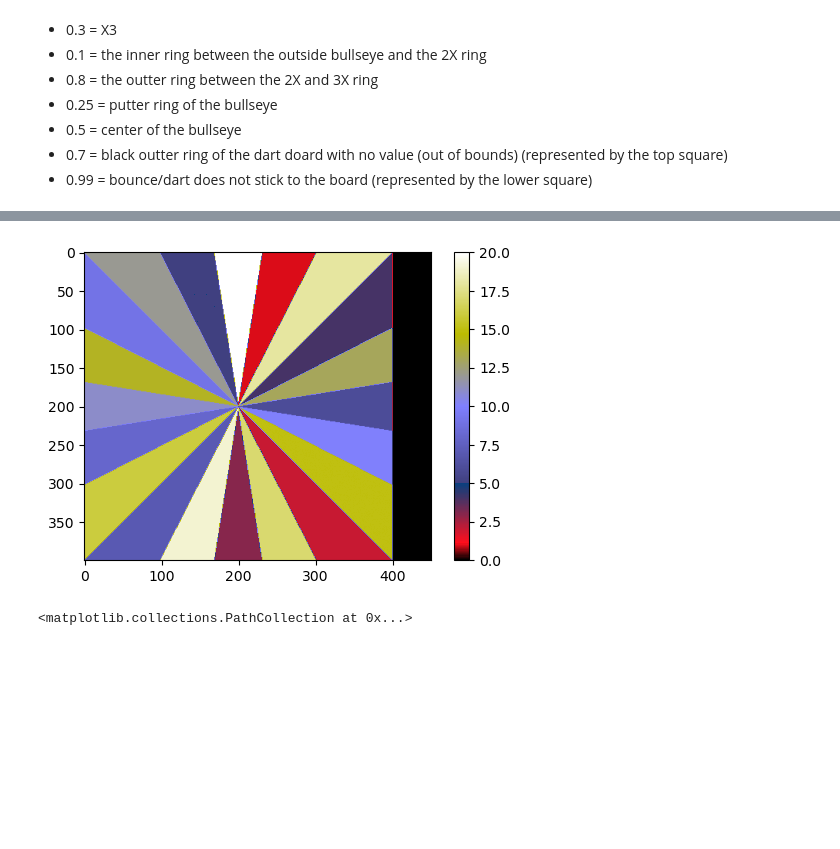
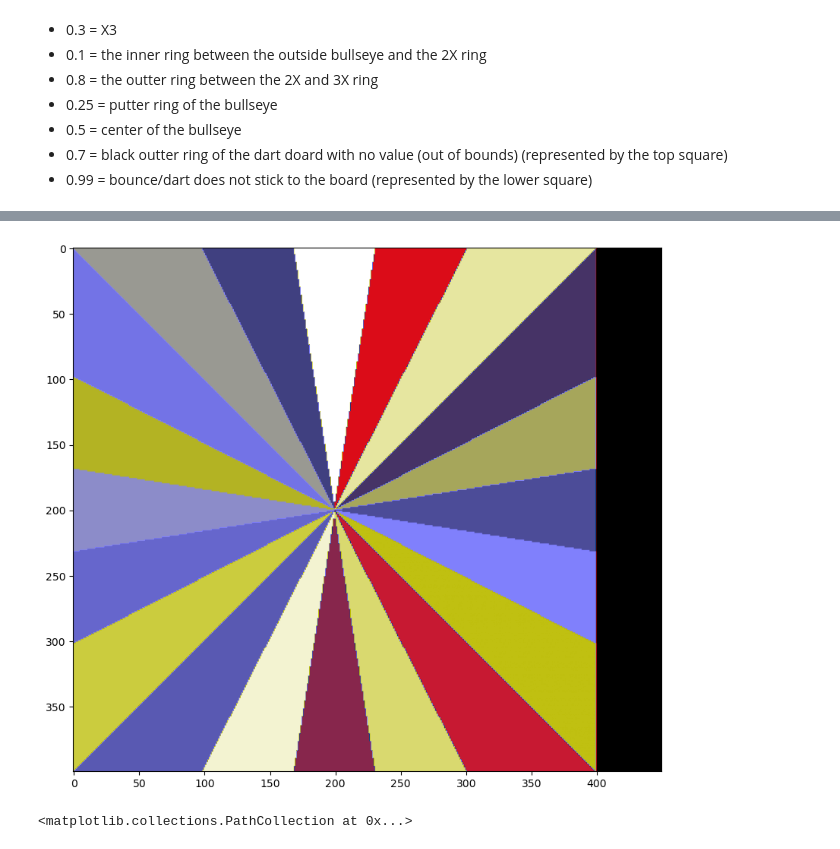
Before and after one commit to msindoni/darts_tracker, a Jupyter notebook: src/Dart_tracker_complete.ipynb, the cells around one changed output, grey strips where cells are left out. Saved outputs shown, nothing was run; the diff lists cells and outputs as text; code cells hidden in the pictures; blank space fills up the shorter version.

Commit message:
all images same size

```diff
--- a/src/Dart_tracker_complete.ipynb
+++ b/src/Dart_tracker_complete.ipynb
@@ -46,12 +45,9 @@ plt.savefig('C:/Users/msind/Box Sync/code/darts/score_position_array.jpeg', dpi
 # %%
 #create an array to define dart board scores
 score_number_array = generate_number_array()
-fig, ax = plt.subplots(figsize=(6, 4))
-heatmap = ax.imshow(score_number_array, cmap = 'gist_stern')
-cbar = ax.figure.colorbar(heatmap)
-plt.savefig('C:/Users/msind/Box Sync/code/darts/numvalue_array.jpeg', dpi = 300,  bbox_inches="tight")
+plt.imshow(score_number_array, cmap = 'gist_stern')
 # %% [output]
-[figure, old version]
+[figure, new version]
 # %%
 #creat an array to outline dart board sections
 boarders_y_coords, boarders_x_coords = generate_outline_array(score_position_array, score_number_array)
```
Also changed, not shown: parts of 2 cells of this notebook, 7 other files.
